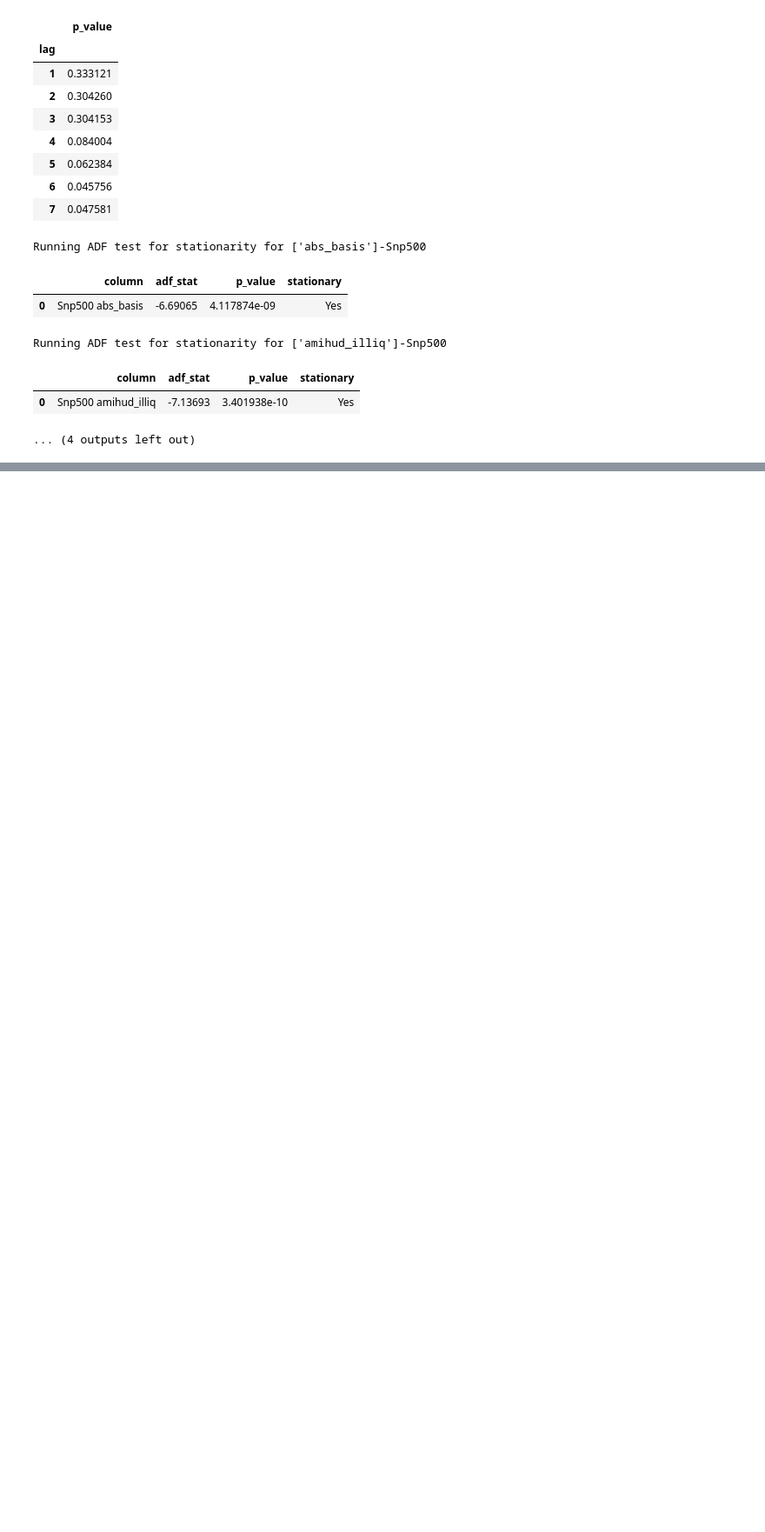
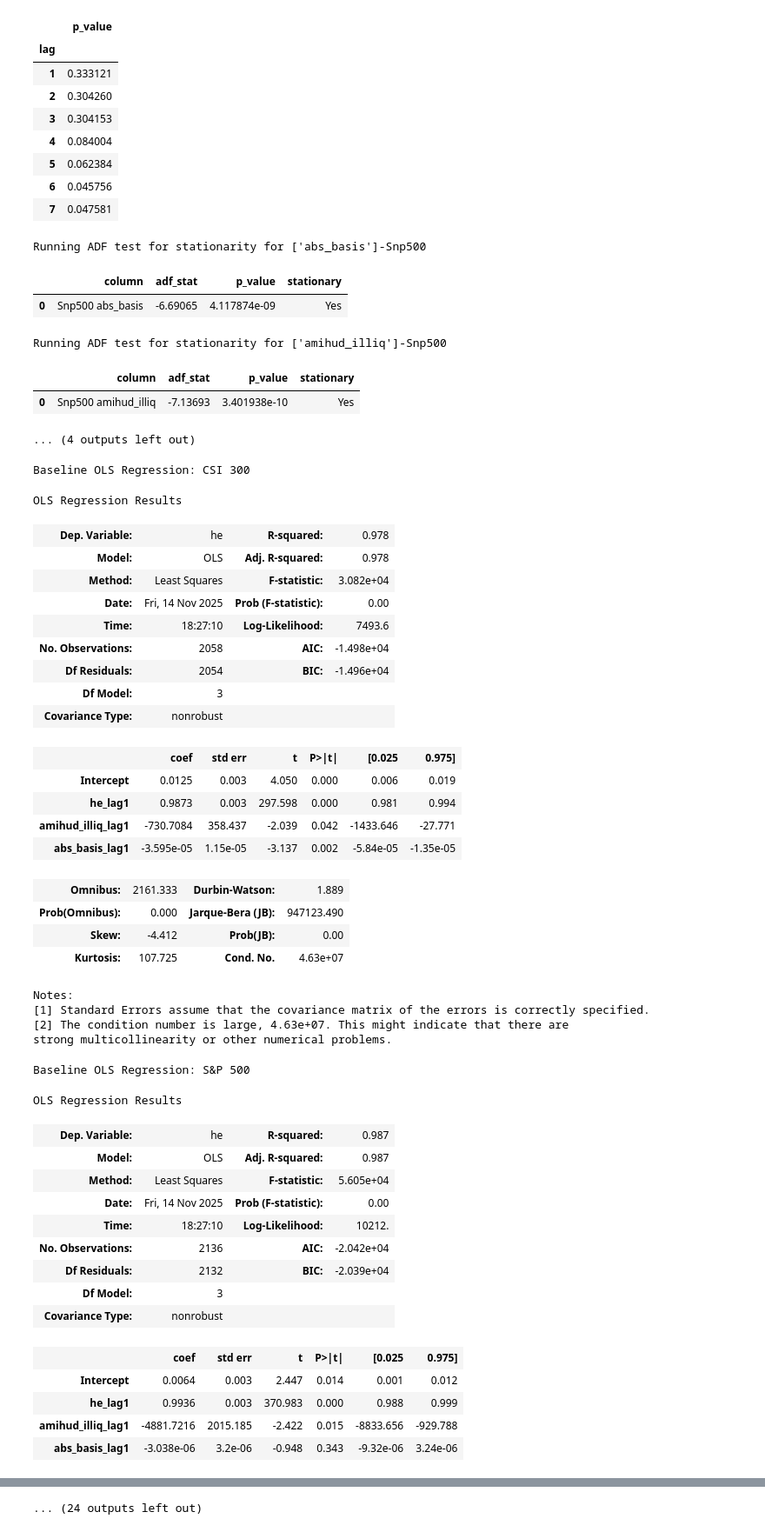
Before and after one commit to horvathsebi/hedging_dynamics, a Jupyter notebook: code/main.ipynb, the cells around one changed output, grey strips where cells are left out. Shown at 87% size. Cells and saved outputs as stored; diff of their text form; code cells hidden in the pictures; blank space fills up the shorter version.

Commit message:
inital regressions + fixes

```diff
--- a/code/main.ipynb
+++ b/code/main.ipynb
@@ -41,7 +42,7 @@ def create_market_stats(futures_df: DataFrame, spot_df: DataFrame, risk_free_df:
     :param spot_df:       DataFrame with spot market data ('close')
     :param risk_free_df:  DataFrame with risk-free rates ('close')
     :param back_adjusted: Boolean, if True compute Amihud illiquidity instead of abs_basis
-    :param illiq_factor:  Scaling factor used in Amihud illiquidity calculation (default 300)
+    :param market_mtp:    Market multiplier for liquidity calculations (default 300 (for csi300))
     :return:              DataFrame containing all computed statistics
     """
     stats = pd.DataFrame()
@@ -98,9 +99,11 @@ def calculate_rolling_ohr_he(stats: DataFrame, window_size: int=60) -> DataFrame
     Calculates rolling OHR (Optimal Hedge Ratio) and HE (Hedging Effectiveness)
     using a rolling window regression of spot returns on futures returns.
 
+    Use backadjusted data for OHR calculations.
+
     :param stats:       DataFrame containing at least 'spot_ret' and 'fut_ret' columns
     :param window_size: Number of observations in each rolling window (default 60)
-    :return:            DataFrame with original stats plus 'ohr' and 'he' columns
+    :return:            DataFrame with 'ohr' and 'he' columns
     """
     ohr_list = []
     he_list = []
@@ -326,0 +399,54 @@ Running ADF test for stationarity for ['amihud_illiq']-Snp500
+# %%
+#running regressional analyses
+cn_stats_reg = prepare_regression_data(cn_stats)
+us_stats_reg = prepare_regression_data(us_stats)
+
+run_baseline_regression(cn_stats_reg, "CSI 300")
+run_baseline_regression(us_stats_reg, "S&P 500")
+
+run_asymmetric_regression(cn_stats_reg, "CSI 300")
+run_asymmetric_regression(us_stats_reg, "S&P 500")
+
+run_threshold_regression(cn_stats_reg, "CSI 300")
+run_threshold_regression(us_stats_reg, "S&P 500")
+# %% [output]
+Baseline OLS Regression: CSI 300
+OLS Regression Results
+| Dep. Variable: | he | R-squared: | 0.978 |
+| Model: | OLS | Adj. R-squared: | 0.978 |
+| Method: | Least Squares | F-statistic: | 3.082e+04 |
+| Date: | Fri, 14 Nov 2025 | Prob (F-statistic): | 0.00 |
+| Time: | 18:27:10 | Log-Likelihood: | 7493.6 |
+| No. Observations: | 2058 | AIC: | -1.498e+04 |
+| Df Residuals: | 2054 | BIC: | -1.496e+04 |
+| Df Model: | 3 |  |  |
+| Covariance Type: | nonrobust |  |  |
+|  | coef | std err | t | P>|t| | [0.025 | 0.975] |
+| Intercept | 0.0125 | 0.003 | 4.050 | 0.000 | 0.006 | 0.019 |
+| he_lag1 | 0.9873 | 0.003 | 297.598 | 0.000 | 0.981 | 0.994 |
+| amihud_illiq_lag1 | -730.7084 | 358.437 | -2.039 | 0.042 | -1433.646 | -27.771 |
+| abs_basis_lag1 | -3.595e-05 | 1.15e-05 | -3.137 | 0.002 | -5.84e-05 | -1.35e-05 |
+| Omnibus: | 2161.333 | Durbin-Watson: | 1.889 |
+| Prob(Omnibus): | 0.000 | Jarque-Bera (JB): | 947123.490 |
+| Skew: | -4.412 | Prob(JB): | 0.00 |
+| Kurtosis: | 107.725 | Cond. No. | 4.63e+07 |
+Notes:
+[1] Standard Errors assume that the covariance matrix of the errors is correctly specified.
+[2] The condition number is large, 4.63e+07. This might indicate that there are
+strong multicollinearity or other numerical problems.
+Baseline OLS Regression: S&P 500
+OLS Regression Results
+| Dep. Variable: | he | R-squared: | 0.987 |
+| Model: | OLS | Adj. R-squared: | 0.987 |
+| Method: | Least Squares | F-statistic: | 5.605e+04 |
+| Date: | Fri, 14 Nov 2025 | Prob (F-statistic): | 0.00 |
+| Time: | 18:27:10 | Log-Likelihood: | 10212. |
+| No. Observations: | 2136 | AIC: | -2.042e+04 |
+| Df Residuals: | 2132 | BIC: | -2.039e+04 |
+| Df Model: | 3 |  |  |
+| Covariance Type: | nonrobust |  |  |
+|  | coef | std err | t | P>|t| | [0.025 | 0.975] |
+| Intercept | 0.0064 | 0.003 | 2.447 | 0.014 | 0.001 | 0.012 |
+| he_lag1 | 0.9936 | 0.003 | 370.983 | 0.000 | 0.988 | 0.999 |
+| amihud_illiq_lag1 | -4881.7216 | 2015.185 | -2.422 | 0.015 | -8833.656 | -929.788 |
+| abs_basis_lag1 | -3.038e-06 | 3.2e-06 | -0.948 | 0.343 | -9.32e-06 | 3.24e-06 |
@@ -326,0 +461 @@ Running ADF test for stationarity for ['amihud_illiq']-Snp500
+... (24 outputs left out)
```
Also changed, not shown: parts of 6 cells of this notebook, 3 other files.
